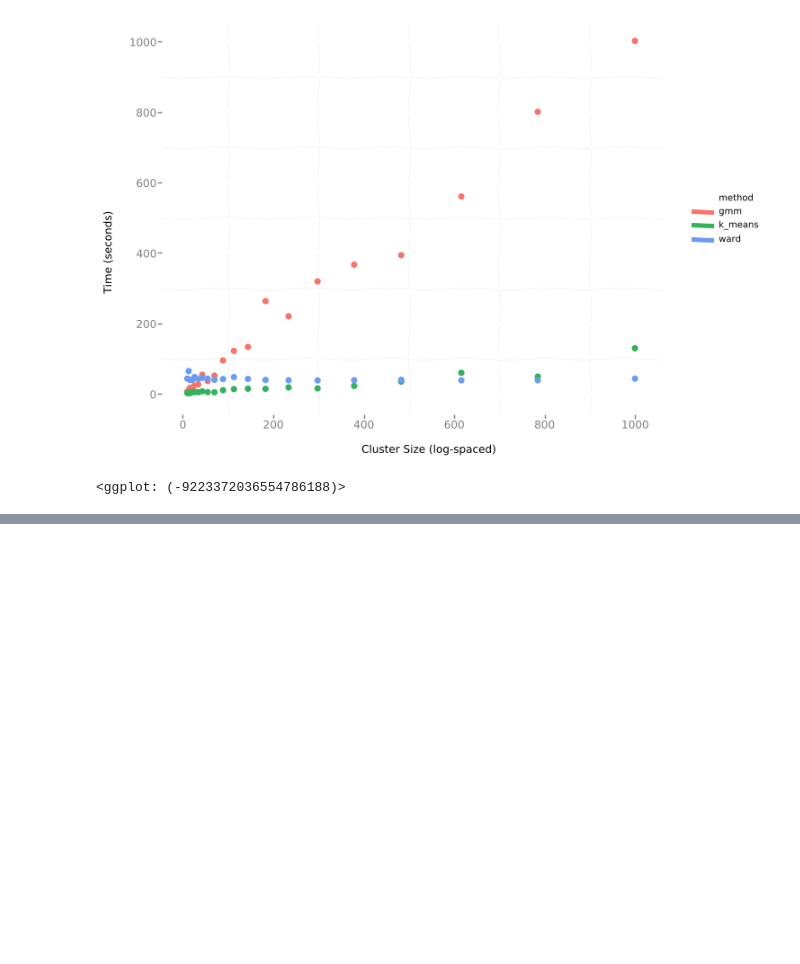
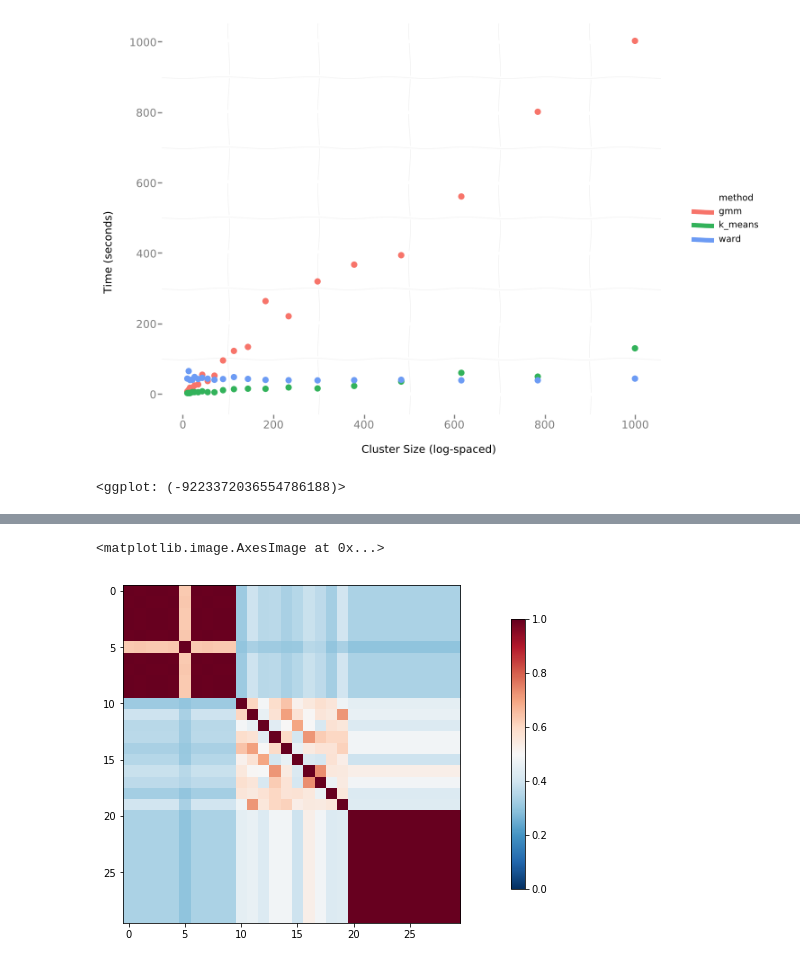
Before and after one commit to miykael/parcellation_fragmenter, a Jupyter notebook: notebooks/Benchmarking.ipynb, the cells around one changed output, grey strips where cells are left out. Drawn from its saved outputs; the diff is of its cells as text; code cells hidden in the pictures; blank space fills up the shorter version.

Commit message:
Similarity matrix added

```diff
--- a/notebooks/Benchmarking.ipynb
+++ b/notebooks/Benchmarking.ipynb
@@ -55,0 +62,9 @@ list
+# %%
+methods = np.repeat(['gmm', 'k_means', 'ward'], 10)
+allLabels = []
+
+for method in methods:
+    testFragment = Fragment.Fragment(n_clusters=10)
+    print('Current method: ' + method)
+    testFragment.fit(testSurface[0], testSurface[1], method = method)
+    allLabels.append(testFragment.label_)
@@ -55,0 +89,16 @@ list
+# %%
+similarityLbls = np.zeros((30, 30))
+
+
+for count, i in enumerate(allLabels):
+    for count2, j in enumerate(allLabels):
+        similarityLbls[count,count2] = adjusted_rand_score(i,j)
+# %%
+for i,c in enumerate(allLabels):
+    for j,d in enumerate(allLabels):
+        similarityLbls[i,j] = adjusted_rand_score(c,d)
+# %%
+plotting.plot_matrix(similarityLbls, vmin=0)
+# %% [output]
+<matplotlib.image.AxesImage at 0x...>
+[figure, added]
```
Also changed, not shown: parts of 6 cells of this notebook, 1 other file.
